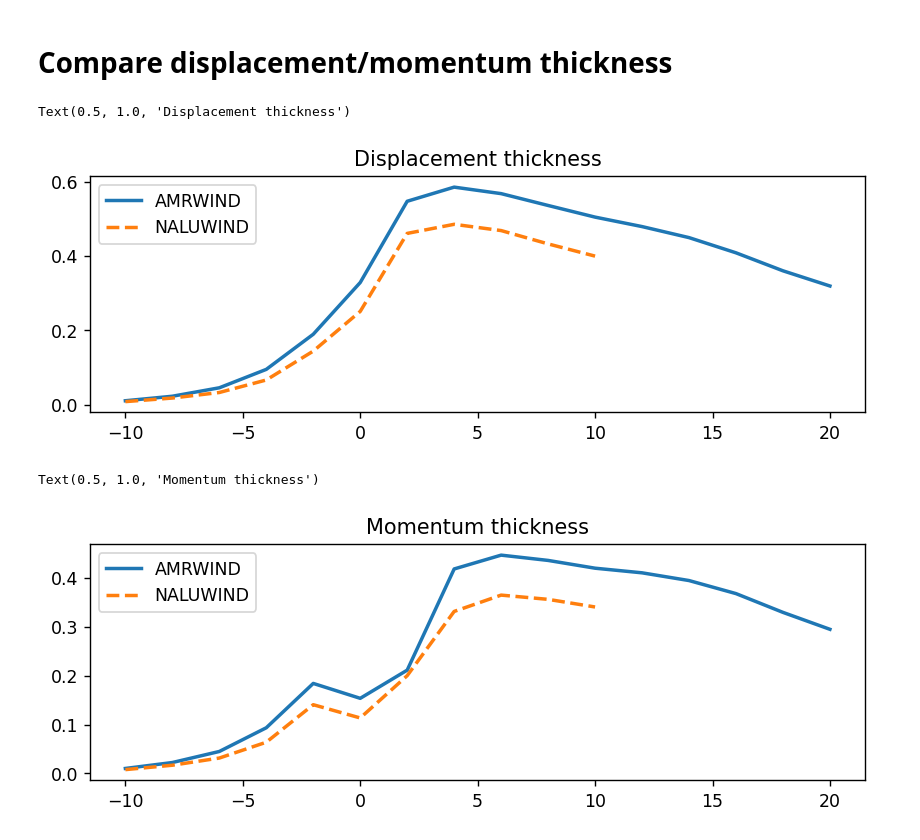
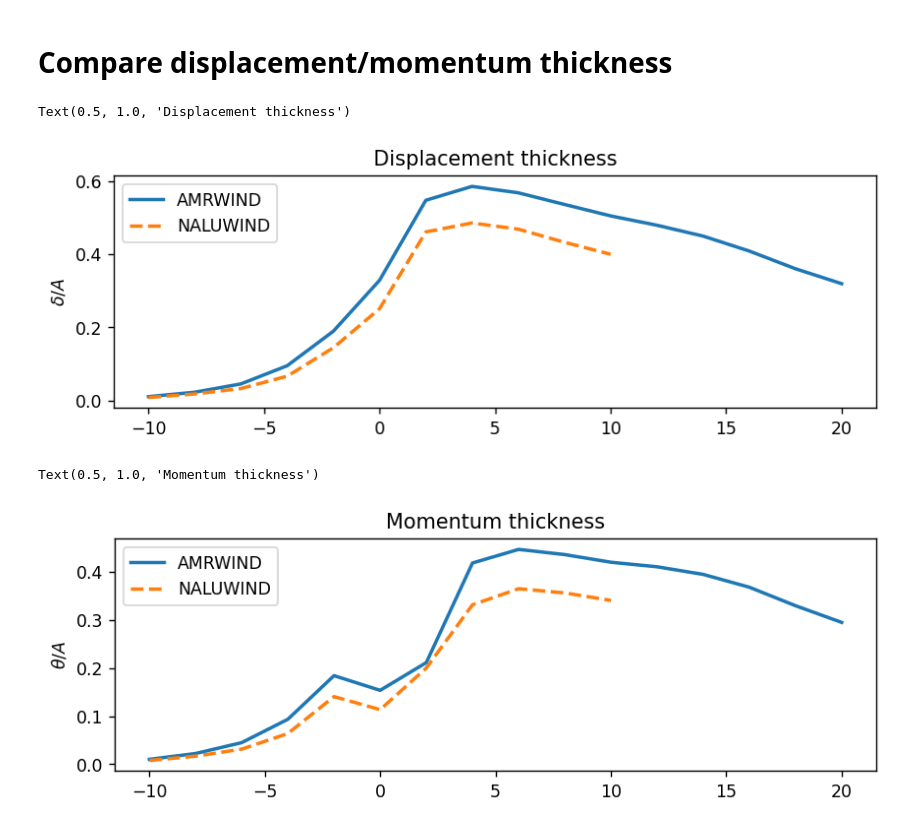
Before and after one commit to lawrenceccheung/AWAKEN_summit_setup, a Jupyter notebook: NeutralABL_turbine1/JRSE_ComparisonPlots/DisplaceMomentumThickness.ipynb, the cells around one changed output. Cells and saved outputs as stored; diff of their text form; code cells hidden in the pictures.

```diff
--- a/NeutralABL_turbine1/JRSE_ComparisonPlots/DisplaceMomentumThickness.ipynb
+++ b/NeutralABL_turbine1/JRSE_ComparisonPlots/DisplaceMomentumThickness.ipynb
@@ -39,23 +39,25 @@ for icase, case in enumerate(cases):
     ax.plot(dat[:,0], dat[:,1],  label=prefix, **lstyle) # color=cycle[ix],
 
 ax.legend()
+ax.set_ylabel('$\delta/A$')
 ax.set_title('Displacement thickness')
 # %% [output]
 Text(0.5, 1.0, 'Displacement thickness')
-[figure, old version]
+[figure, new version]
 # %%
 fig, ax = plt.subplots(1,1, figsize=(8,2.5), dpi=125)
 for icase, case in enumerate(cases):
     label   = case['label']
     prefix  = case['prefix']
     datadir = case['datadir']
     lstyle  = case['linestyle']
     fname   = case['fname']
     dat=np.loadtxt(datadir+'/'+fname.format(prefix=prefix))
     ax.plot(dat[:,0], dat[:,2],  label=prefix, **lstyle) # color=cycle[ix],
 
 ax.legend()
+ax.set_ylabel(r'$\theta/A$')
 ax.set_title('Momentum thickness')
 # %% [output]
 Text(0.5, 1.0, 'Momentum thickness')
-[figure, old version]
+[figure, new version]
```
Also changed, not shown: 25 other files.
